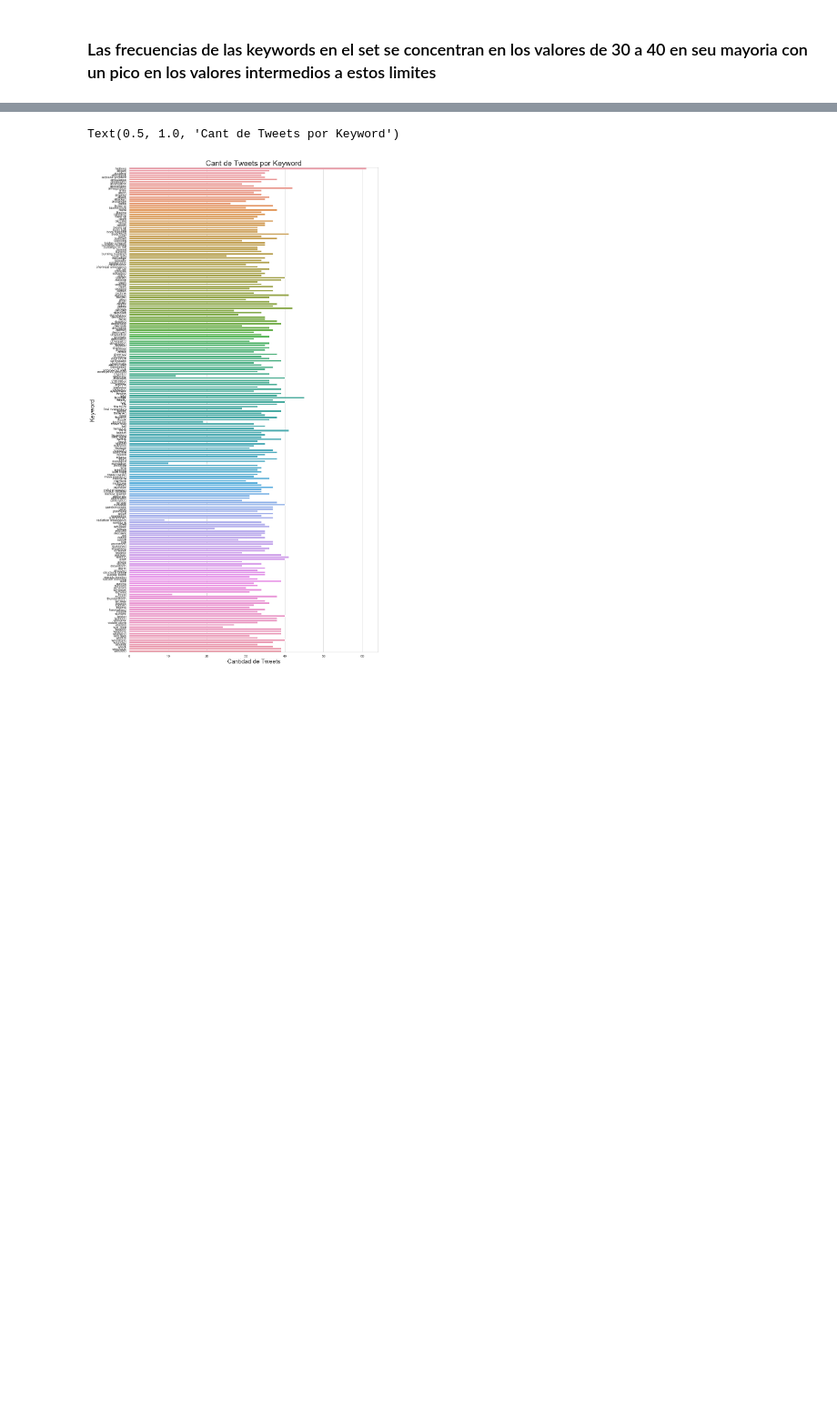
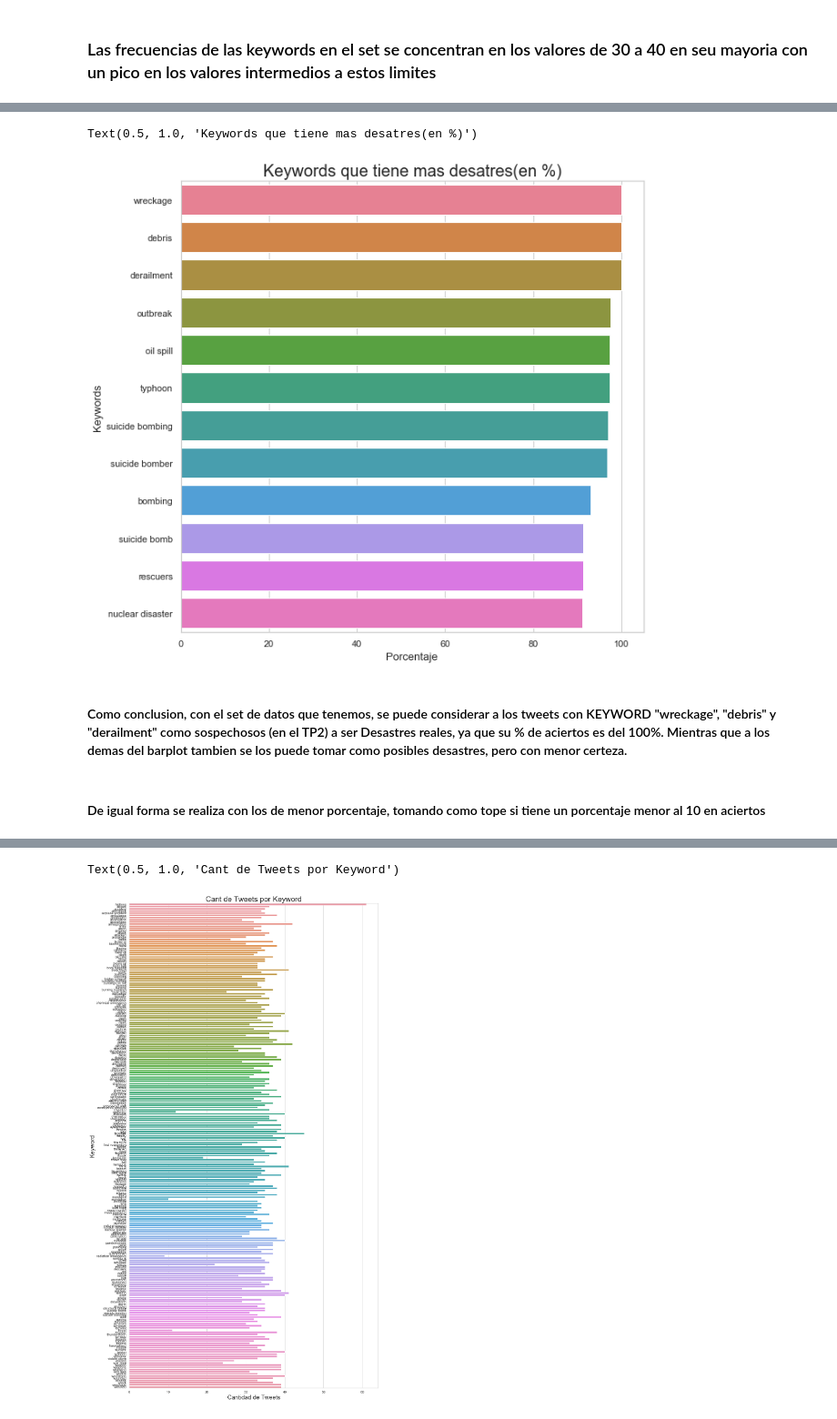
Before and after one commit to axelmpm/TP1_DATOS_1C_2020, a Jupyter notebook: Cristian/C_AnalisisKeywords.ipynb, the cells around one changed output, grey strips where cells are left out. Shown: that part at 91% size. Drawn from its saved outputs; the diff is of its cells as text; code cells hidden in the pictures; blank space fills up the shorter version.

```diff
--- a/Cristian/C_AnalisisKeywords.ipynb
+++ b/Cristian/C_AnalisisKeywords.ipynb
@@ -146,0 +157,2 @@ Text(0.5, 1.0, 'Distribucion de la Frecuencia de keywords en el set')
+# %%
+C_Keyword_sort_by_porcentaje = C_grouped.sort_values(by ="% Disaster", ascending = False)
@@ -146,0 +161,2 @@ Text(0.5, 1.0, 'Distribucion de la Frecuencia de keywords en el set')
+# %%
+C_Keyword_mayor_porcentaje = C_Keyword_sort_by_porcentaje[C_Keyword_sort_by_porcentaje["% Disaster"] > 90]
@@ -146,0 +179,14 @@ Text(0.5, 1.0, 'Distribucion de la Frecuencia de keywords en el set')
+# %%
+plt.rcParams['figure.figsize'] = (10, 10)
+g = sns.barplot(x=C_Keyword_mayor_porcentaje["% Disaster"] , y=C_Keyword_mayor_porcentaje["keyword"] , orient='h',palette='husl')
+g.set_xlabel("Porcentaje", fontsize=13)
+g.set_ylabel("Keywords", fontsize=13,)
+g.set_title("Keywords que tiene mas desatres(en %)", fontsize=20)
+# %% [output]
+Text(0.5, 1.0, 'Keywords que tiene mas desatres(en %)')
+[figure, added]
+# %% [markdown]
+
+#### Como conclusion, con el set de datos que tenemos, se puede considerar a los tweets con KEYWORD "wreckage", "debris" y "derailment" como sospechosos (en el TP2) a ser Desastres reales, ya que su % de aciertos es del 100%. Mientras que a los demas del barplot tambien se los puede tomar como posibles desastres, pero con menor certeza.
+# %% [markdown]
+#### De igual forma se realiza con los de menor porcentaje, tomando como tope si tiene un porcentaje menor al 10 en aciertos
```
Also changed, not shown: parts of 23 cells of this notebook.
